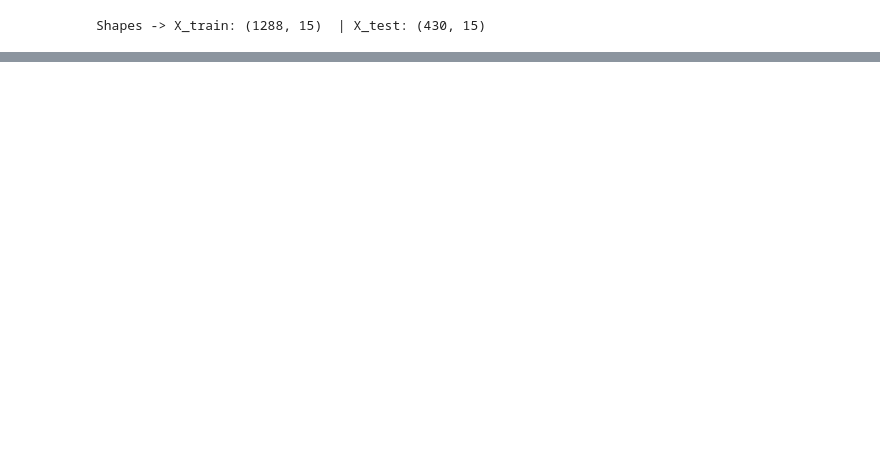
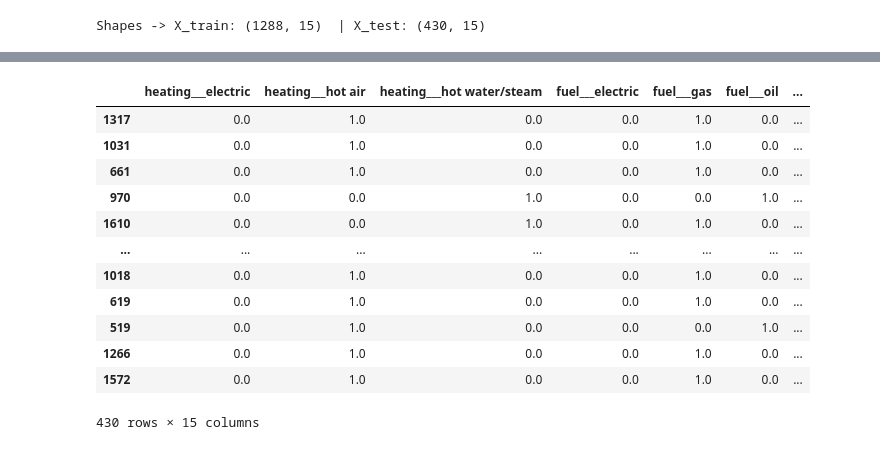
Before and after one commit to NePA13/Examen_Parcial_3, a Jupyter notebook: 01_preprocessing_results/preprocessing/01_A_preprocessing.ipynb, the cells around one changed output, grey strips where cells are left out. Saved outputs shown, nothing was run; the diff lists cells and outputs as text; code cells hidden in the pictures; blank space fills up the shorter version.

```diff
--- a/01_preprocessing_results/preprocessing/01_A_preprocessing.ipynb
+++ b/01_preprocessing_results/preprocessing/01_A_preprocessing.ipynb
@@ -45,3 +54,12 @@ X_train, X_test, y_train, y_test = train_test_split(
 print("Shapes -> X_train:", X_train.shape, " | X_test:", X_test.shape)
 # %% [output]
 Shapes -> X_train: (1288, 15)  | X_test: (430, 15)
+# %%
+#################################################################
+cols_num = ['lotSize', 'age', 'landValue', 'livingArea', 'pctCollege', 'bedrooms', 'fireplaces', 'bathrooms', 'rooms']
+cols_cat = ['heating','fuel', 'sewer', 'waterfront', 'newConstruction', 'centralAir']
+#################################################################
+X_train_num = X_train[cols_num]
+X_train_cat = X_train[cols_cat]
+X_test_num = X_test[cols_num]
+X_test_cat = X_test[cols_cat]
@@ -47,0 +119,16 @@ Shapes -> X_train: (1288, 15)  | X_test: (430, 15)
+# %%
+df_test_cat_encode
+# %% [output]
+|  | heating___electric | heating___hot air | heating___hot water/steam | fuel___electric | fuel___gas | fuel___oil | ... |
+| 1317 | 0.0 | 1.0 | 0.0 | 0.0 | 1.0 | 0.0 | ... |
+| 1031 | 0.0 | 1.0 | 0.0 | 0.0 | 1.0 | 0.0 | ... |
+| 661 | 0.0 | 1.0 | 0.0 | 0.0 | 1.0 | 0.0 | ... |
+| 970 | 0.0 | 0.0 | 1.0 | 0.0 | 0.0 | 1.0 | ... |
+| 1610 | 0.0 | 0.0 | 1.0 | 0.0 | 1.0 | 0.0 | ... |
+| ... | ... | ... | ... | ... | ... | ... | ... |
+| 1018 | 0.0 | 1.0 | 0.0 | 0.0 | 1.0 | 0.0 | ... |
+| 619 | 0.0 | 1.0 | 0.0 | 0.0 | 1.0 | 0.0 | ... |
+| 519 | 0.0 | 1.0 | 0.0 | 0.0 | 0.0 | 1.0 | ... |
+| 1266 | 0.0 | 1.0 | 0.0 | 0.0 | 1.0 | 0.0 | ... |
+| 1572 | 0.0 | 1.0 | 0.0 | 0.0 | 1.0 | 0.0 | ... |
+430 rows × 15 columns
```
Also changed, not shown: parts of 20 cells of this notebook, 29 other files.
